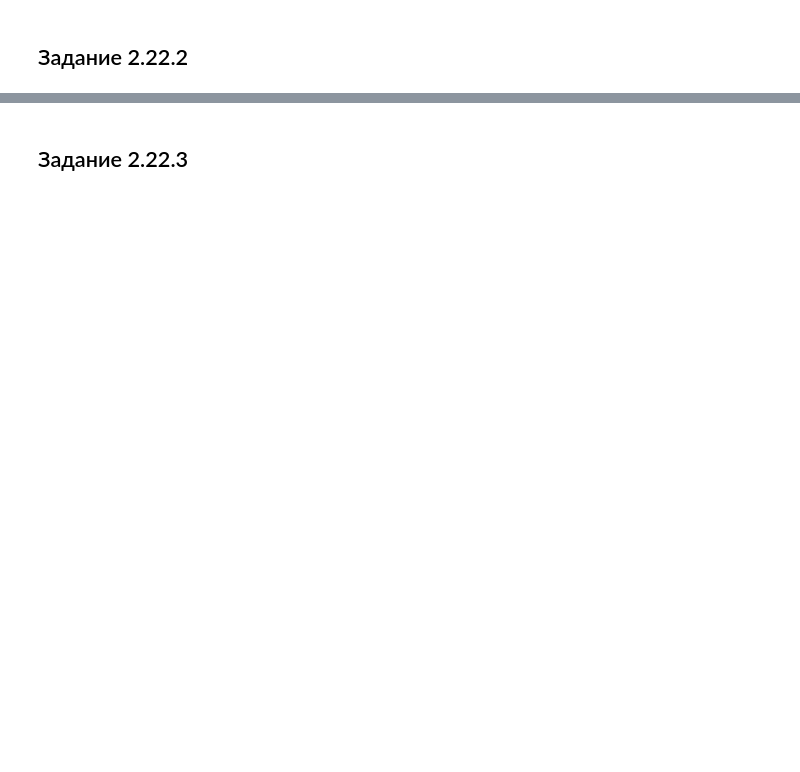
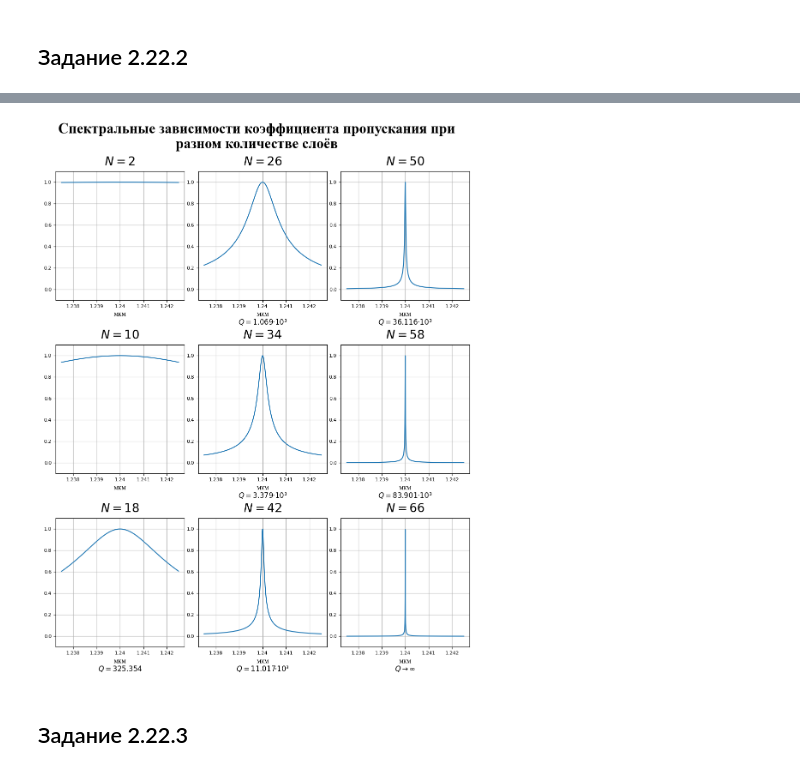
Before and after one commit to Belashov641618/NumericalsRSNO, a Jupyter notebook: Ex2.ipynb, the cells around one changed output, grey strips where cells are left out. Saved outputs shown, nothing was run; the diff lists cells and outputs as text; code cells hidden in the pictures; blank space fills up the shorter version.

```diff
--- a/Ex2.ipynb
+++ b/Ex2.ipynb
@@ -463,2 +449,43 @@ plot.show()
+# %%
+cols = 3
+rows = 3
+
+less_layers = layers.squeeze()[::layers.numel()//(cols*rows)][:cols*rows]
+less_transition = crystal.transition[::layers.numel()//(cols*rows)][:cols*rows]
+less_wavelength = wavelength.squeeze().cpu()
+wl_formatter, wl_unit = engineering.separatedformatter(central_wavelength, 'м', 5)
+
+plot = TiledPlot(10,None)
+plot.FontLibrary = FontLibrary
+plot.pad.graph.vertical(0.1)
+plot.pad.graph.horizontal(0.05)
+plot.pad.title(0.1)
+plot.title("Спектральные зависимости коэффициента пропускания при разном количестве слоёв")
+for t, n, (col, row) in zip(less_transition, less_layers, product(range(cols),range(rows))):
+    axes = plot.axes.add(col, row)
+    h = 1/sqrt(2)
+    t_lh = t.abs() < h
+    t_gh = t.abs() > h
+    index0 = torch.argwhere(t_lh[:-1]*t_gh[1:])
+    index1 = torch.argwhere(t_lh[1:]*t_gh[:-1])
+    if index0.numel() > 0 and index1.numel() > 0:
+        index0 = index0[0].item()
+        index1 = index1[0].item()
+        width = (less_wavelength[index1] - less_wavelength[index0]).item()
+        center = 0.5*(less_wavelength[index1] + less_wavelength[index0]).item()
+        if index1-index0<=1:
+            q = None
+        else:
+            q = center / width
+        plot.graph.description(f"$Q\\rightarrow\\infty$" if q is None else f"$Q={scientific(q)}$")
+    plot.graph.title(f"$N={2*n}$")
+    axes.grid(True)
+    axes.xaxis.set_major_formatter(wl_formatter)
+    axes.set_ylim(-0.1, 1.1)
+    plot.graph.label.x(wl_unit)
+    axes.plot(less_wavelength, t.abs().cpu())
+plot.show()
+# %% [output]
+[figure, added]
 # %% [markdown]
 ## Задание 2.22.3
```
Also changed, not shown: parts of 17 cells of this notebook.
